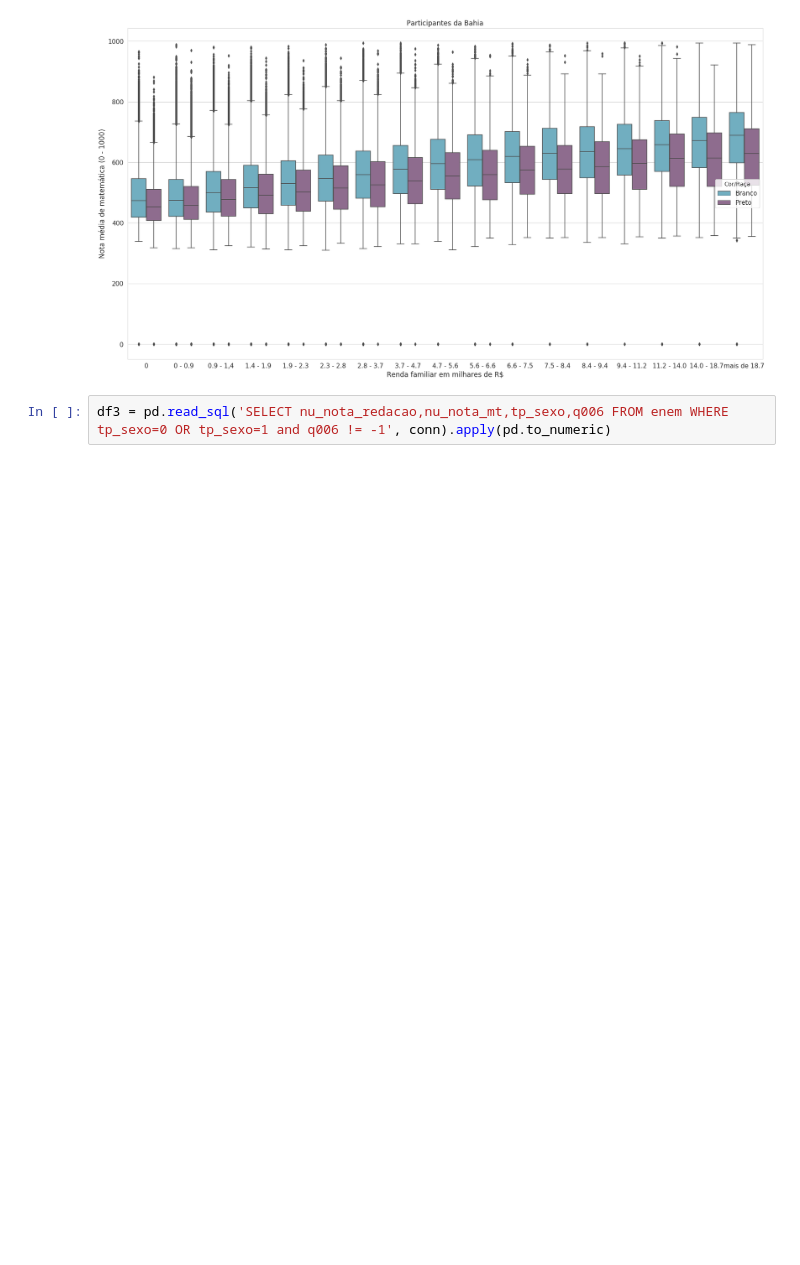
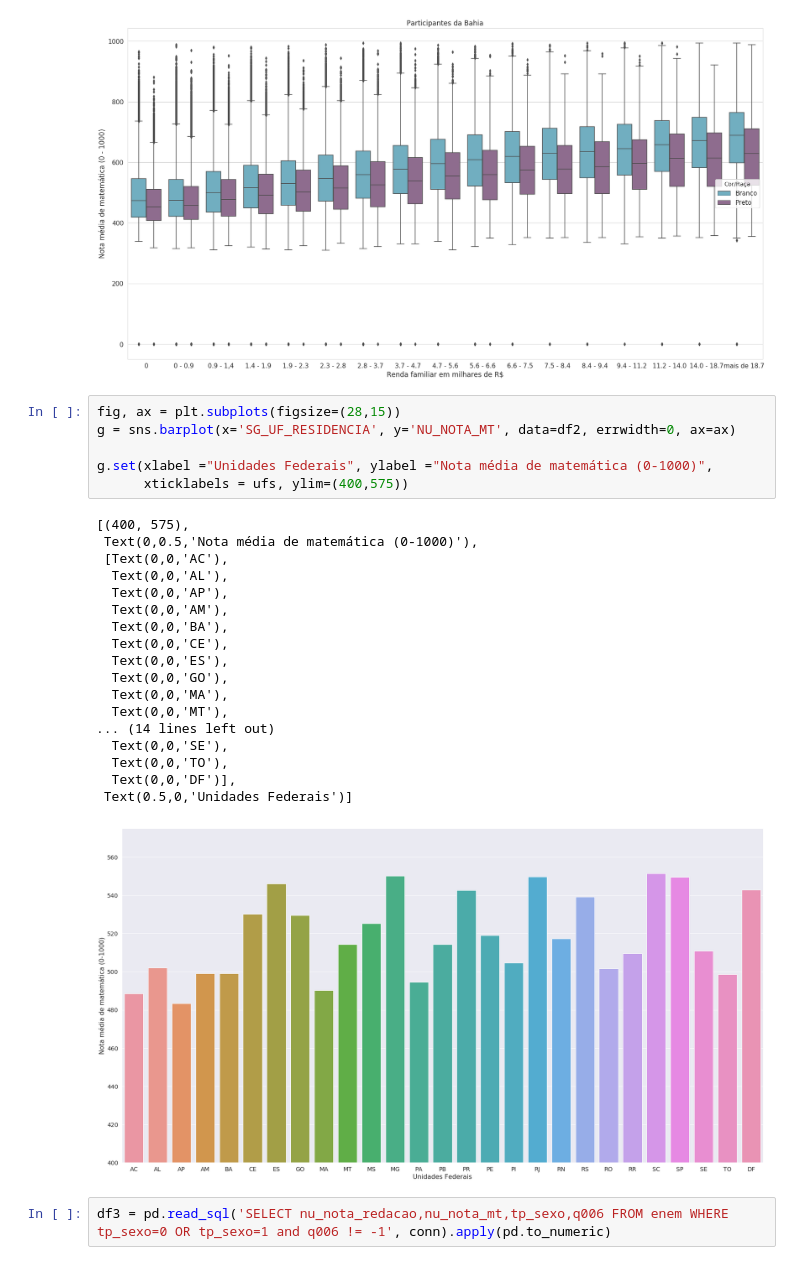
Before and after one commit to tiagodalloca/enem-data-analysis, a Jupyter notebook: enem2017/Visualization#2.ipynb, the cells around one changed output. Drawn from its saved outputs; the diff is of its cells as text; blank space fills up the shorter version.

```diff
--- a/enem2017/Visualization#2.ipynb
+++ b/enem2017/Visualization#2.ipynb
@@ -225,6 +225,31 @@ for t, l in zip(legend.texts,('Branco', 'Preto')):
     t.set_text(l)
 # %% [output]
 [figure]
+# %%
+fig, ax = plt.subplots(figsize=(28,15))
+g = sns.barplot(x='SG_UF_RESIDENCIA', y='NU_NOTA_MT', data=df2, errwidth=0, ax=ax)
+
+g.set(xlabel ="Unidades Federais", ylabel ="Nota média de matemática (0-1000)",
+      xticklabels = ufs, ylim=(400,575))
+# %% [output]
+[(400, 575),
+ Text(0,0.5,'Nota média de matemática (0-1000)'),
+ [Text(0,0,'AC'),
+  Text(0,0,'AL'),
+  Text(0,0,'AP'),
+  Text(0,0,'AM'),
+  Text(0,0,'BA'),
+  Text(0,0,'CE'),
+  Text(0,0,'ES'),
+  Text(0,0,'GO'),
+  Text(0,0,'MA'),
+  Text(0,0,'MT'),
+... (14 lines left out)
+  Text(0,0,'SE'),
+  Text(0,0,'TO'),
+  Text(0,0,'DF')],
+ Text(0.5,0,'Unidades Federais')]
+[figure, added]
 # %%
 df3 = pd.read_sql('SELECT nu_nota_redacao,nu_nota_mt,tp_sexo,q006 FROM enem WHERE tp_sexo=0 OR tp_sexo=1 and q006 != -1', conn).apply(pd.to_numeric)
 # %%
```
Also changed, not shown: 2 other files.
